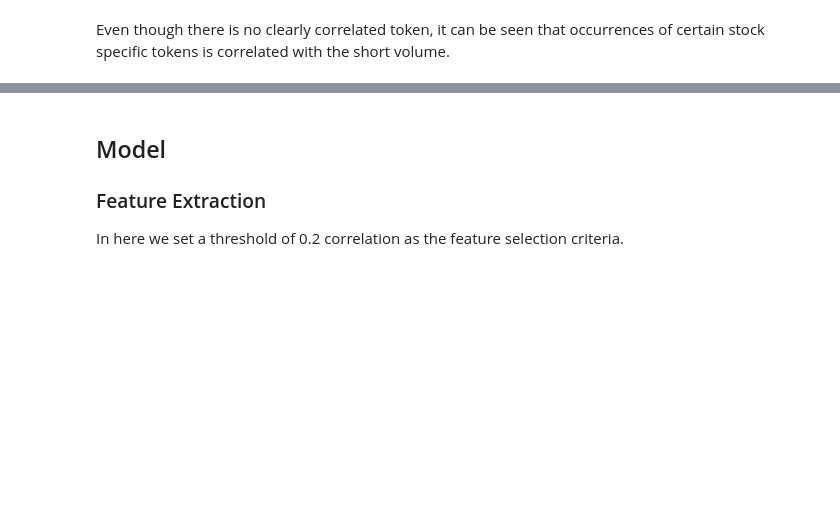
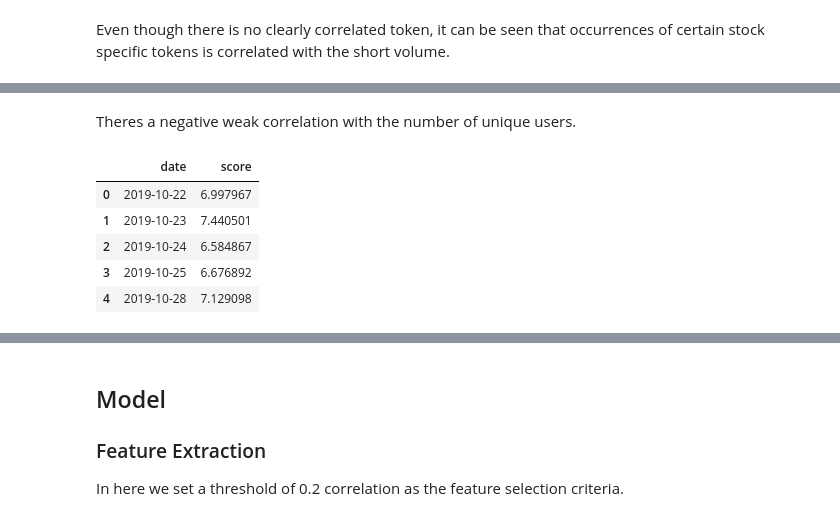
Before and after one commit to mahanama94/cs895-nlp, a Jupyter notebook: analysis.ipynb, the cells around one changed output, grey strips where cells are left out. Saved outputs shown, nothing was run; the diff lists cells and outputs as text; code cells hidden in the pictures; blank space fills up the shorter version.

```diff
--- a/analysis.ipynb
+++ b/analysis.ipynb
@@ -189,0 +219,13 @@ stock specific tokens is correlated with the short volume.
+# %% [markdown]
+Theres a negative weak correlation with the number of unique users.
+# %%
+popularity_df = pd.read_csv("processed_data/popularity.csv")
+
+popularity_df.head()
+# %% [output]
+|  | date | score |
+| 0 | 2019-10-22 | 6.997967 |
+| 1 | 2019-10-23 | 7.440501 |
+| 2 | 2019-10-24 | 6.584867 |
+| 3 | 2019-10-25 | 6.676892 |
+| 4 | 2019-10-28 | 7.129098 |
```
Also changed, not shown: parts of 13 cells of this notebook.
